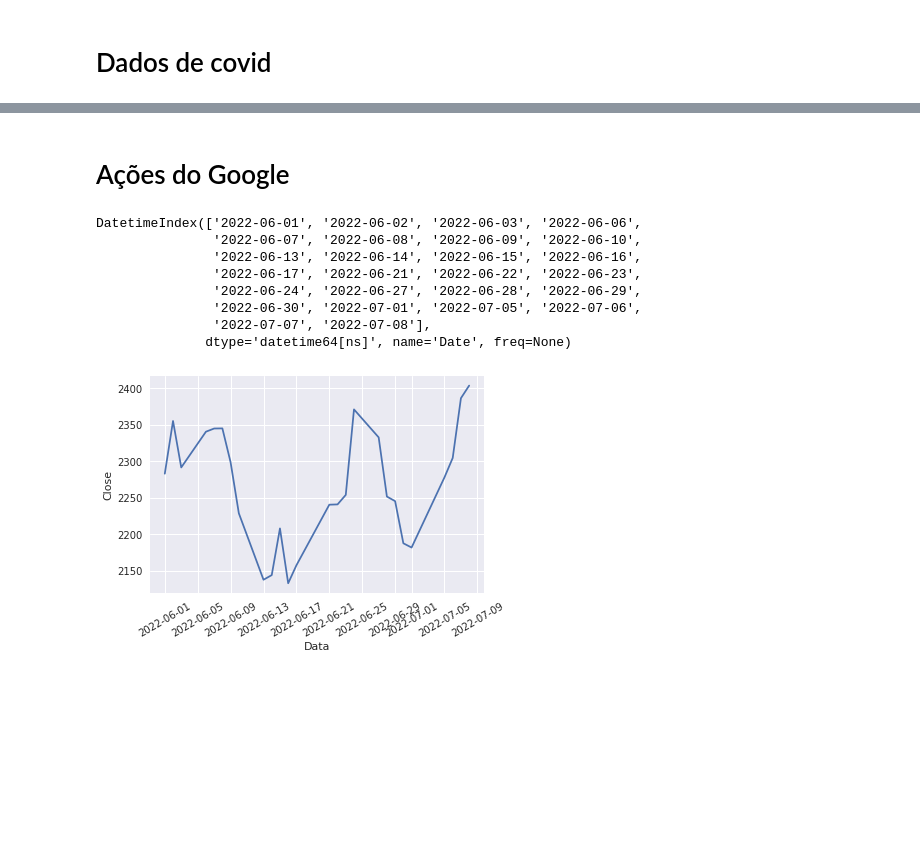
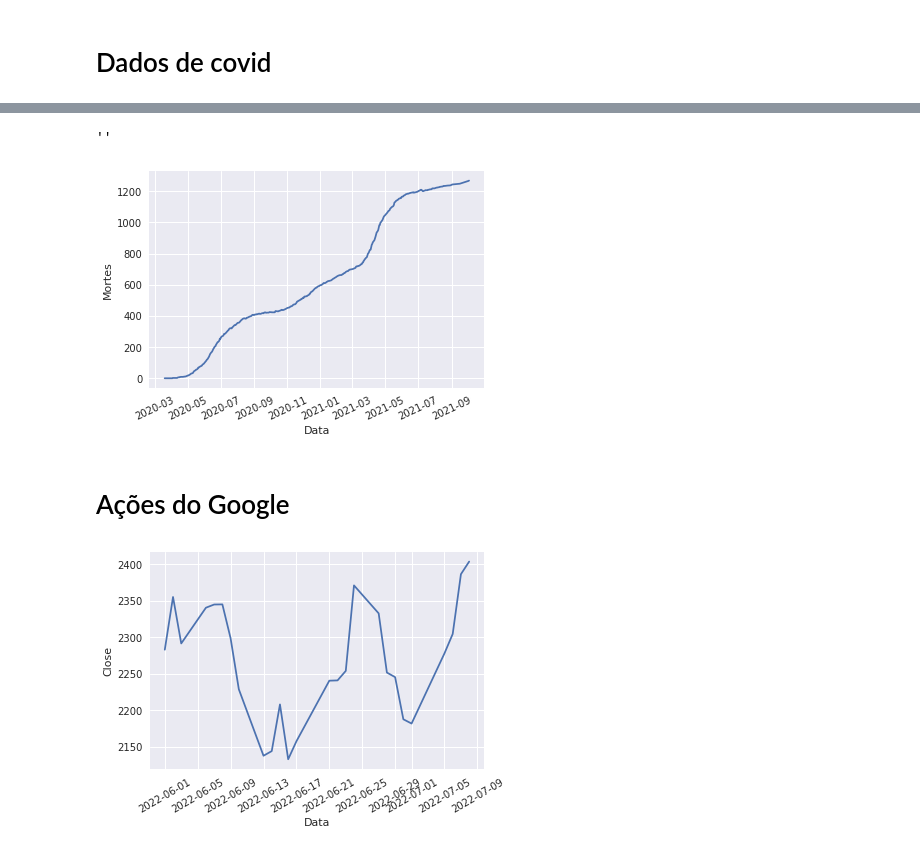
Before and after one commit to ifribeiro/minicurso_webmedia22, a Jupyter notebook: series_temporais.ipynb, the cells around one changed output, grey strips where cells are left out. Saved outputs shown, nothing was run; the diff lists cells and outputs as text; code cells hidden in the pictures; blank space fills up the shorter version.

Commit message:
covid dataset

```diff
--- a/series_temporais.ipynb
+++ b/series_temporais.ipynb
@@ -10,3 +10,6 @@ import matplotlib.pyplot as plt
 plt.style.use("seaborn")
 # %% [markdown]
 # Dados de covid
+# %%
+covid_es = pd.read_csv("datasets/covid_es.csv", parse_dates=["date"])
+covid_es.head()
@@ -13,20 +23,24 @@ plt.style.use("seaborn")
+# %%
+covid_vix = covid_es[covid_es['city']=='Vitória']
+covid_vix = covid_vix.sort_values(by="date")
+# %%
+fig, ax = plt.subplots(figsize=(6,4))
+ax.plot(covid_vix['date'].values, covid_vix['deaths'].values)
+ax.set_xlabel("Data")
+ax.set_ylabel("Mortes")
+plt.xticks(rotation=25)
+plt.savefig("imagens/covid_es.eps")
+
+;
+# %% [output]
+''
+[figure, added]
 # %% [markdown]
 # Ações do Google
 # %%
 goog = yf.Ticker("goog")
 # %%
 df_goog = goog.history(start="2022-06-01", end="2022-07-09")
-# %%
-df_goog.index
-# %% [output]
-DatetimeIndex(['2022-06-01', '2022-06-02', '2022-06-03', '2022-06-06',
-               '2022-06-07', '2022-06-08', '2022-06-09', '2022-06-10',
-               '2022-06-13', '2022-06-14', '2022-06-15', '2022-06-16',
-               '2022-06-17', '2022-06-21', '2022-06-22', '2022-06-23',
-               '2022-06-24', '2022-06-27', '2022-06-28', '2022-06-29',
-               '2022-06-30', '2022-07-01', '2022-07-05', '2022-07-06',
-               '2022-07-07', '2022-07-08'],
-              dtype='datetime64[ns]', name='Date', freq=None)
 # %%
 fig, ax = plt.subplots(figsize=(6,4))
 ax.plot(df_goog.index,df_goog['Close'])
```
Also changed, not shown: parts of 1 cell of this notebook, 2 other files.
